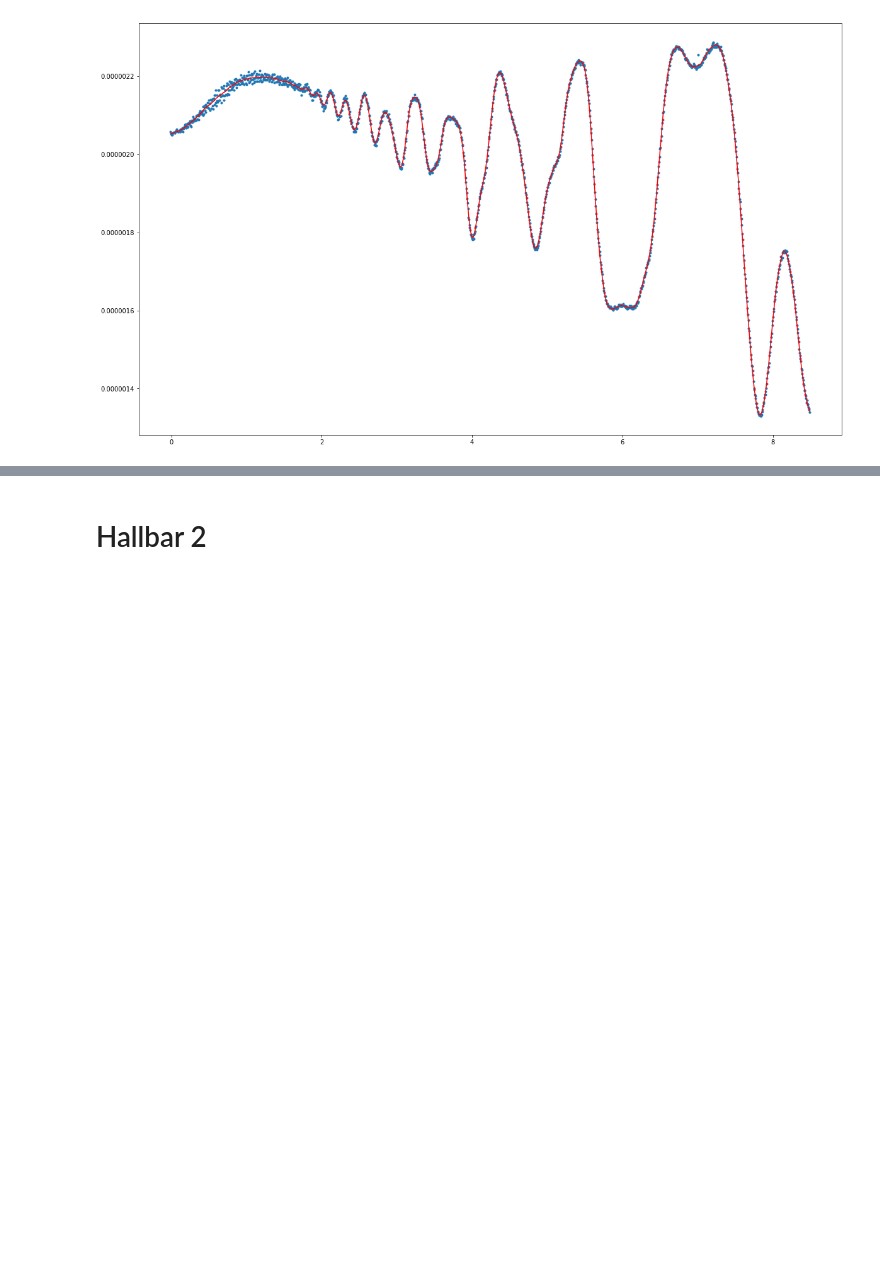
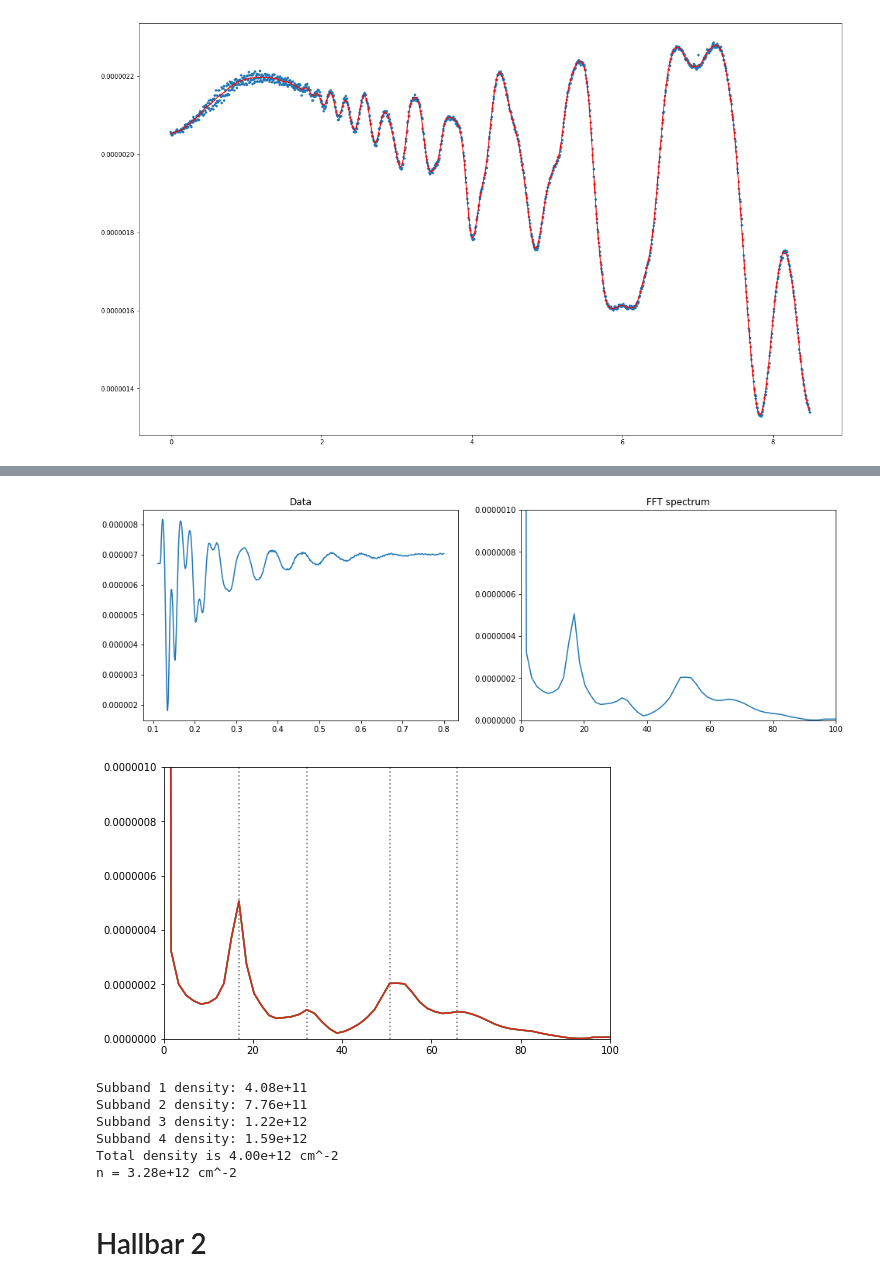
Before and after one commit to danielbouman/2deg, a Jupyter notebook: JSL49_01_qh_analysis.ipynb, the cells around one changed output, grey strips where cells are left out. Saved outputs shown, nothing was run; the diff lists cells and outputs as text; code cells hidden in the pictures; blank space fills up the shorter version.

```diff
--- a/JSL49_01_qh_analysis.ipynb
+++ b/JSL49_01_qh_analysis.ipynb
@@ -638,3 +633,28 @@ for lbl,grp in cdf.groupby('Topgate Voltage / V'):
+# %%
+#Find peaks
+tdf = cdf[cdf['Topgate Voltage / V'] == -7.16273746852827]
+fft_SdH(tdf,'Measured Field / T','AC Voltage xx / V',1.25,8.985,N=501,xlim=100,ylim=1e-6,fit=True)
+
+#Total density from Rxy
+showfit = False
+tdf2 = tdf[tdf['Measured Field / T'] < .5]
+ac_bias = 10e-9
+poly_params = np.polyfit(tdf2['Measured Field / T'],tdf2['AC Voltage xy / V']/ac_bias,1)
+n_total = 1/poly_params[0]/e ## Rxy slope
+print('n = {0:.2e} cm^-2'.format(n_total*1e-4))
+if showfit:
+    p = np.poly1d(poly_params)
+    plt.plot(tdf2['Measured Field / T'],tdf2['AC Voltage xy / V'])
+    plt.plot(tdf2['Measured Field / T'],p(tdf2['Measured Field / T'])*ac_bias)
+# %% [output]
+[figure, added]
+[figure, added]
+Subband 1 density: 4.08e+11
+Subband 2 density: 7.76e+11
+Subband 3 density: 1.22e+12
+Subband 4 density: 1.59e+12
+Total density is 4.00e+12 cm^-2
+n = 3.28e+12 cm^-2
 # %% [markdown]
 # Hallbar 2
 # %%
```
Also changed, not shown: parts of 7 cells of this notebook.
